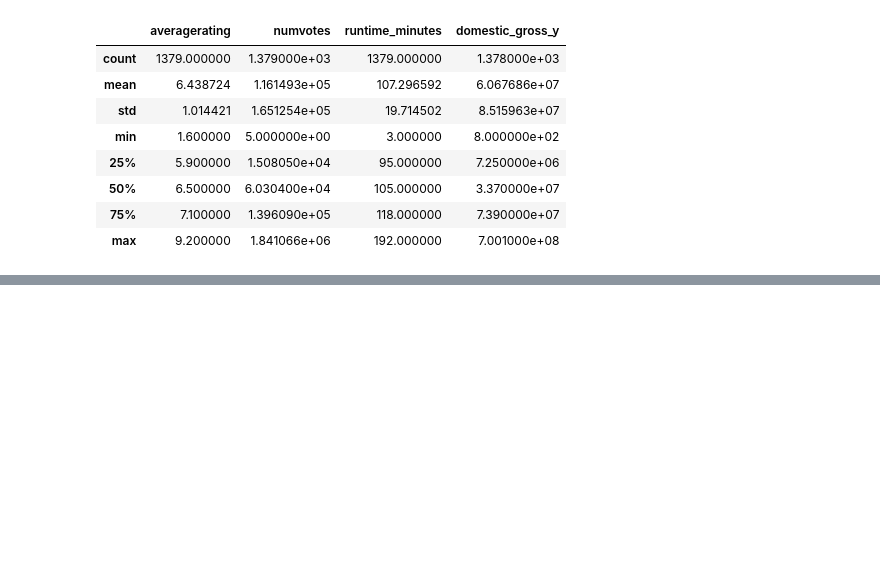
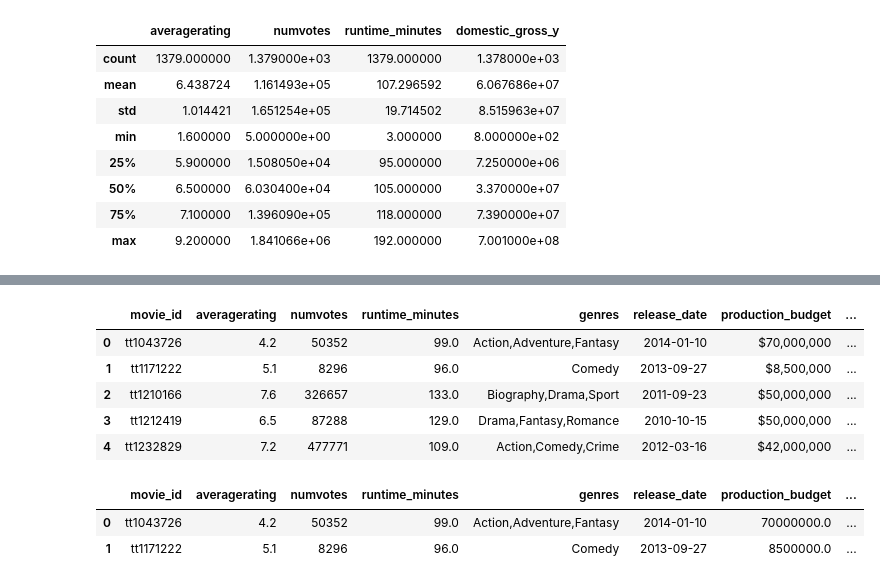
Before and after one commit to Kissienya/group-2-phase-2-moringa-project, a Jupyter notebook: student.ipynb, the cells around one changed output, grey strips where cells are left out. Cells and saved outputs as stored; diff of their text form; code cells hidden in the pictures; blank space fills up the shorter version.

Commit message:
clean and transormed data set - merged_df

```diff
--- a/student.ipynb
+++ b/student.ipynb
@@ -271,0 +310,30 @@ merged_df.describe()
+# %%
+#1. Transform the release_date by creating two variables - year and month columns, and group by seasons
+#  Make sure release_date is datetime
+merged_df["release_date"] = pd.to_datetime(
+    merged_df["release_date"],
+    errors="coerce"
+)
+
+#  Create year & month columns
+merged_df["release_year"]  = merged_df["release_date"].dt.year
+merged_df["release_month"] = merged_df["release_date"].dt.month   # 1–12
+
+# Map month columns to season
+# ─────────────────────────────────────────────
+month_to_season = {
+    12: "Winter",  1: "Winter",  2: "Winter",
+     3: "Spring",  4: "Spring",  5: "Spring",
+     6: "Summer",  7: "Summer",  8: "Summer",
+     9: "Autumn", 10: "Autumn", 11: "Autumn",
+}
+merged_df["season"] = merged_df["release_month"].map(month_to_season)
+# %%
+merged_df.head()
+# %% [output]
+|  | movie_id | averagerating | numvotes | runtime_minutes | genres | release_date | production_budget | ... |
+| 0 | tt1043726 | 4.2 | 50352 | 99.0 | Action,Adventure,Fantasy | 2014-01-10 | $70,000,000 | ... |
+| 1 | tt1171222 | 5.1 | 8296 | 96.0 | Comedy | 2013-09-27 | $8,500,000 | ... |
+| 2 | tt1210166 | 7.6 | 326657 | 133.0 | Biography,Drama,Sport | 2011-09-23 | $50,000,000 | ... |
+| 3 | tt1212419 | 6.5 | 87288 | 129.0 | Drama,Fantasy,Romance | 2010-10-15 | $50,000,000 | ... |
+| 4 | tt1232829 | 7.2 | 477771 | 109.0 | Action,Comedy,Crime | 2012-03-16 | $42,000,000 | ... |
@@ -271,0 +356,6 @@ merged_df.describe()
+# %%
+merged_df.head(2)
+# %% [output]
+|  | movie_id | averagerating | numvotes | runtime_minutes | genres | release_date | production_budget | ... |
+| 0 | tt1043726 | 4.2 | 50352 | 99.0 | Action,Adventure,Fantasy | 2014-01-10 | 70000000.0 | ... |
+| 1 | tt1171222 | 5.1 | 8296 | 96.0 | Comedy | 2013-09-27 | 8500000.0 | ... |
```
Also changed, not shown: parts of 15 cells of this notebook.
